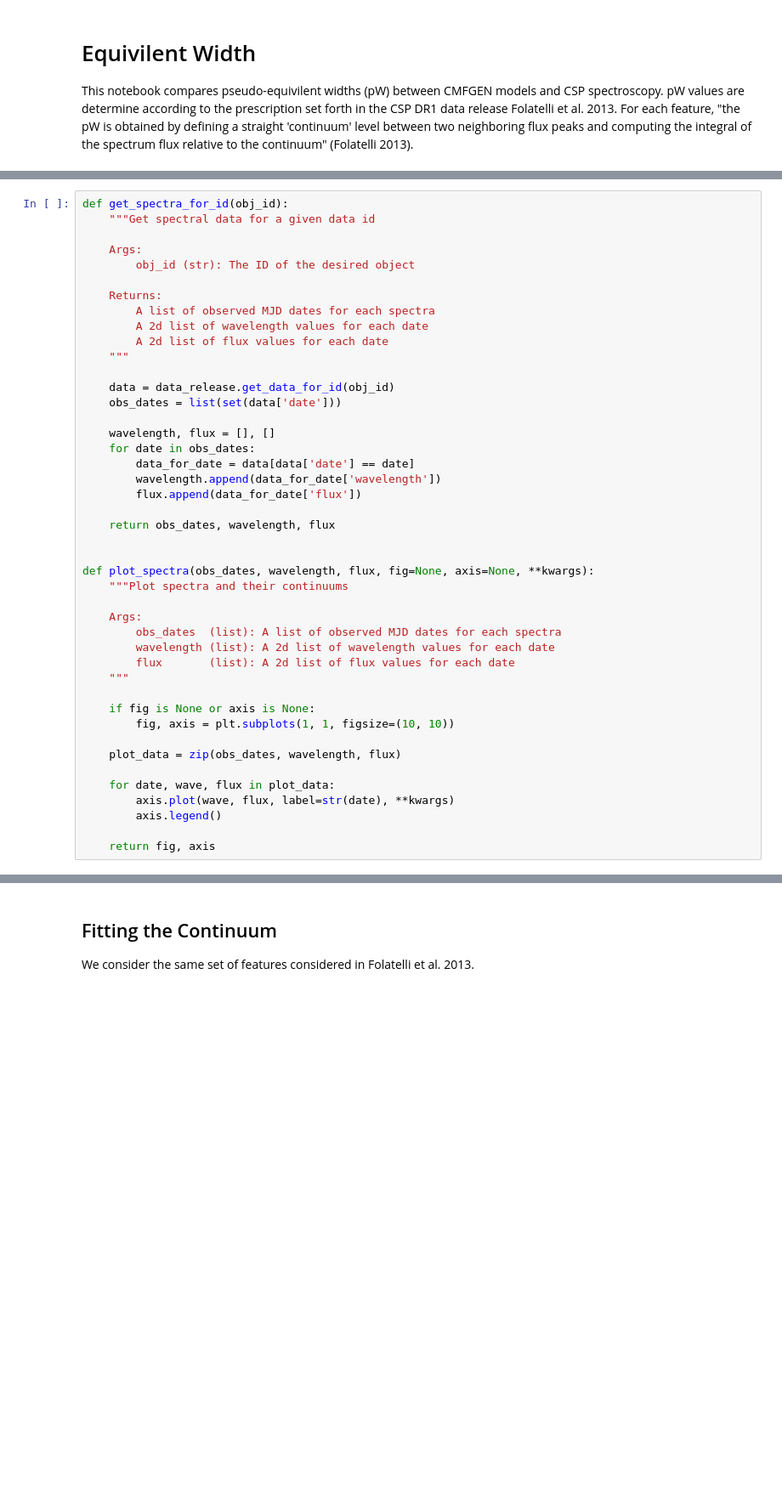
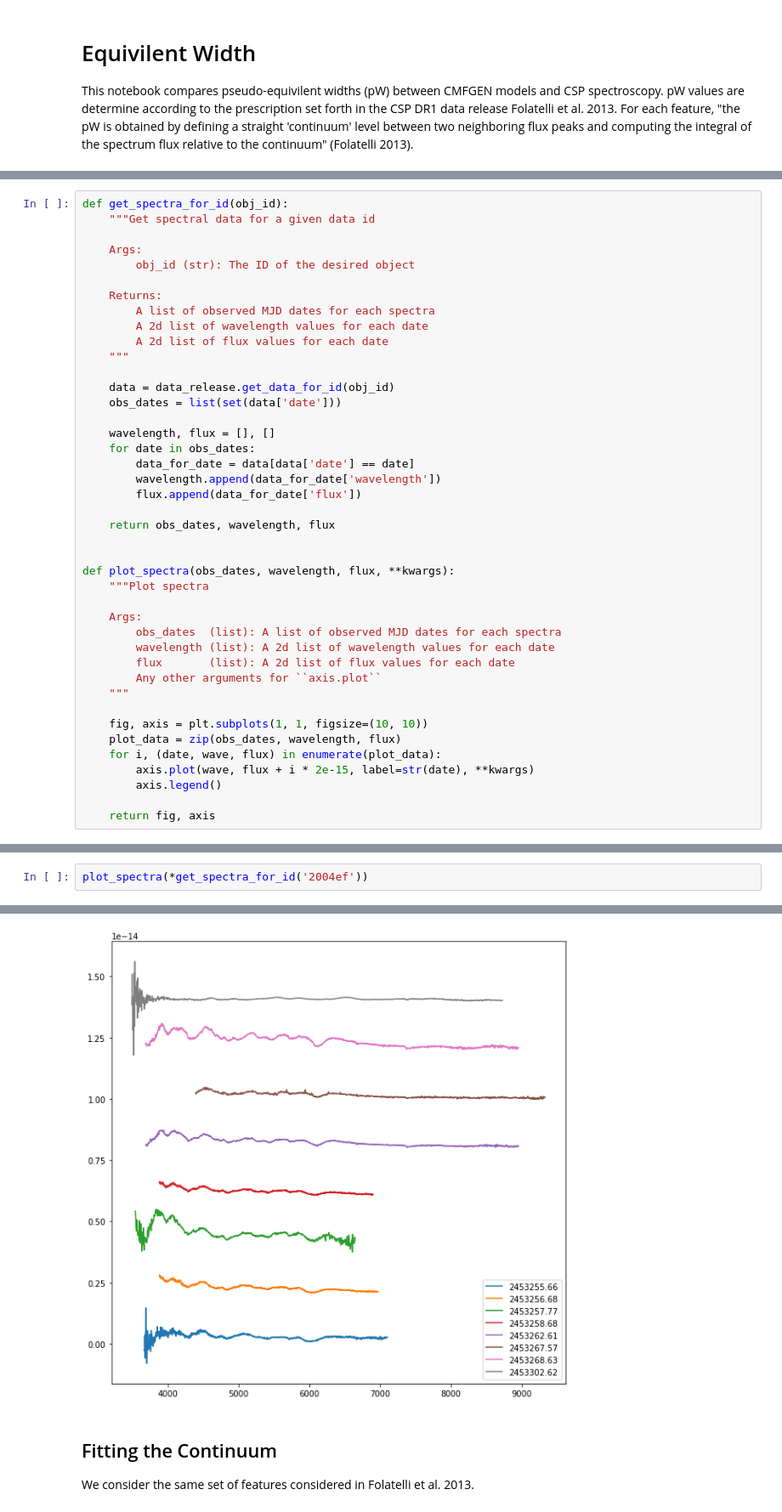
Before and after one commit to mwvgroup/csp-cmfgen, a Jupyter notebook: notebooks/equivalent_width.ipynb, the cells around one changed output, grey strips where cells are left out. Shown: that part at 85% size. Saved outputs shown, nothing was run; the diff lists cells and outputs as text; blank space fills up the shorter version.

```diff
--- a/notebooks/equivalent_width.ipynb
+++ b/notebooks/equivalent_width.ipynb
@@ -41,22 +40,20 @@ def get_spectra_for_id(obj_id):
     return obs_dates, wavelength, flux
 
 
-def plot_spectra(obs_dates, wavelength, flux, fig=None, axis=None, **kwargs):
-    """Plot spectra and their continuums
+def plot_spectra(obs_dates, wavelength, flux, **kwargs):
+    """Plot spectra
 
     Args:
         obs_dates  (list): A list of observed MJD dates for each spectra
         wavelength (list): A 2d list of wavelength values for each date
         flux       (list): A 2d list of flux values for each date
+        Any other arguments for ``axis.plot``
     """
 
-    if fig is None or axis is None:
-        fig, axis = plt.subplots(1, 1, figsize=(10, 10))
-
+    fig, axis = plt.subplots(1, 1, figsize=(10, 10))
     plot_data = zip(obs_dates, wavelength, flux)
-
-    for date, wave, flux in plot_data:
-        axis.plot(wave, flux, label=str(date), **kwargs)
+    for i, (date, wave, flux) in enumerate(plot_data):
+        axis.plot(wave, flux + i * 2e-15, label=str(date), **kwargs)
         axis.legend()
 
     return fig, axis
@@ -69,0 +60,3 @@ plot_spectra(obs_dates, wavelength, flux)
+# %%
+plot_spectra(*get_spectra_for_id('2004ef'))
+# %% [output]
@@ -70,3 +65,4 @@ plot_spectra(obs_dates, wavelength, flux)
+[figure, added]
 # %% [markdown]
 ## Fitting the Continuum
 
```
Also changed, not shown: parts of 10 cells of this notebook, 3 other files.
